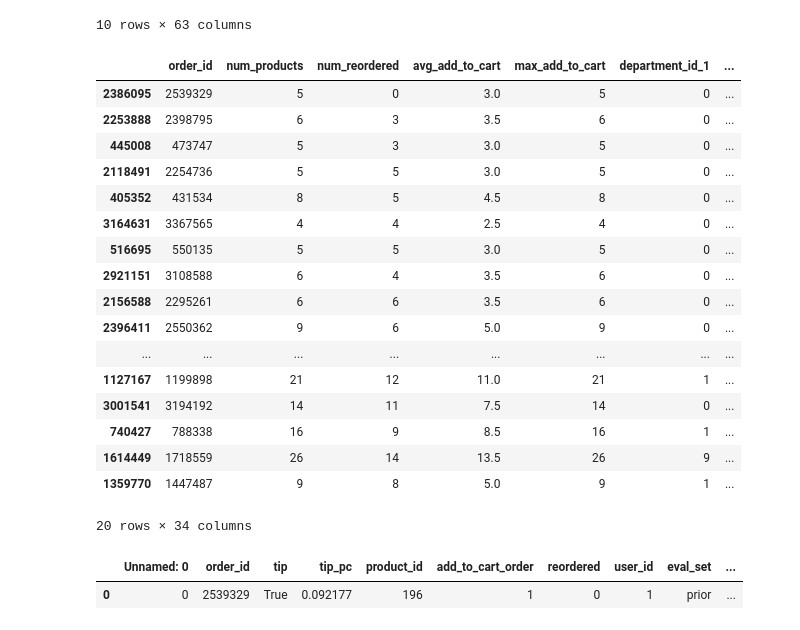
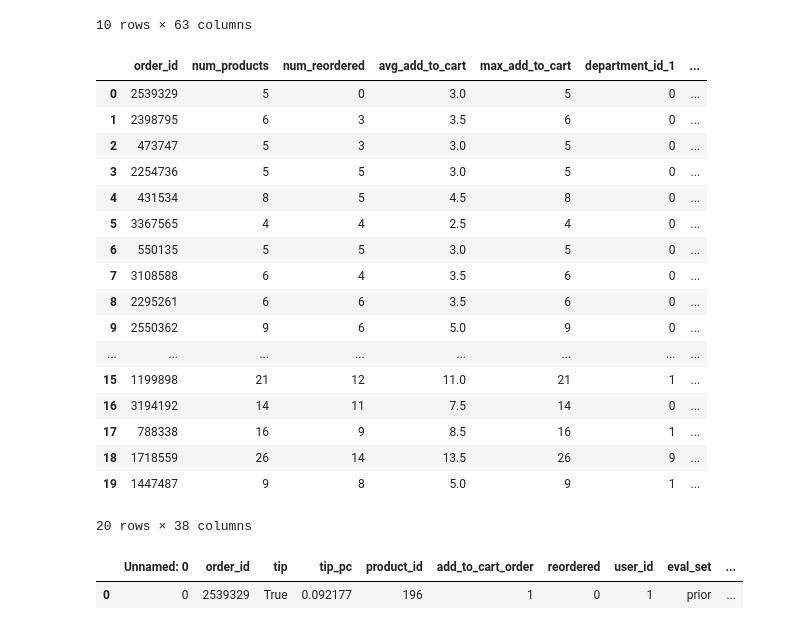
Before and after one commit to Chemmic/DataScience, a Jupyter notebook: data_science_project_aufgabe2.ipynb, the cells around one changed output. Drawn from its saved outputs; the diff is of its cells as text; code cells hidden in the pictures.

```diff
--- a/data_science_project_aufgabe2.ipynb
+++ b/data_science_project_aufgabe2.ipynb
@@ -203,28 +203,33 @@ df_encoded_final.head(10)
 10 rows × 63 columns
 # %%
 df = final_df.copy()
-df = df.sort_values(["user_id", "order_number"])
+df = df.sort_values(["user_id", "order_number"]).reset_index(drop=True)
 
+tip = df["tip"].astype(int)
+df["tips_cum"] = tip.groupby(df["user_id"]).cumsum()
+df["tips_past"] = df["tips_cum"] - tip
+df["orders_past"] = df["order_number"] - 1
+df["tip_rate_past"] = (df["tips_past"] / df["orders_past"]).where(df["orders_past"] > 0, 0.0)
 df.head(20)
 # %% [output]
 |  | order_id | num_products | num_reordered | avg_add_to_cart | max_add_to_cart | department_id_1 | ... |
-| 2386095 | 2539329 | 5 | 0 | 3.0 | 5 | 0 | ... |
-| 2253888 | 2398795 | 6 | 3 | 3.5 | 6 | 0 | ... |
-| 445008 | 473747 | 5 | 3 | 3.0 | 5 | 0 | ... |
-| 2118491 | 2254736 | 5 | 5 | 3.0 | 5 | 0 | ... |
-| 405352 | 431534 | 8 | 5 | 4.5 | 8 | 0 | ... |
-| 3164631 | 3367565 | 4 | 4 | 2.5 | 4 | 0 | ... |
-| 516695 | 550135 | 5 | 5 | 3.0 | 5 | 0 | ... |
-| 2921151 | 3108588 | 6 | 4 | 3.5 | 6 | 0 | ... |
-| 2156588 | 2295261 | 6 | 6 | 3.5 | 6 | 0 | ... |
-| 2396411 | 2550362 | 9 | 6 | 5.0 | 9 | 0 | ... |
+| 0 | 2539329 | 5 | 0 | 3.0 | 5 | 0 | ... |
+| 1 | 2398795 | 6 | 3 | 3.5 | 6 | 0 | ... |
+| 2 | 473747 | 5 | 3 | 3.0 | 5 | 0 | ... |
+| 3 | 2254736 | 5 | 5 | 3.0 | 5 | 0 | ... |
+| 4 | 431534 | 8 | 5 | 4.5 | 8 | 0 | ... |
+| 5 | 3367565 | 4 | 4 | 2.5 | 4 | 0 | ... |
+| 6 | 550135 | 5 | 5 | 3.0 | 5 | 0 | ... |
+| 7 | 3108588 | 6 | 4 | 3.5 | 6 | 0 | ... |
+| 8 | 2295261 | 6 | 6 | 3.5 | 6 | 0 | ... |
+| 9 | 2550362 | 9 | 6 | 5.0 | 9 | 0 | ... |
 | ... | ... | ... | ... | ... | ... | ... | ... |
-| 1127167 | 1199898 | 21 | 12 | 11.0 | 21 | 1 | ... |
-| 3001541 | 3194192 | 14 | 11 | 7.5 | 14 | 0 | ... |
-| 740427 | 788338 | 16 | 9 | 8.5 | 16 | 1 | ... |
-| 1614449 | 1718559 | 26 | 14 | 13.5 | 26 | 9 | ... |
-| 1359770 | 1447487 | 9 | 8 | 5.0 | 9 | 1 | ... |
+| 15 | 1199898 | 21 | 12 | 11.0 | 21 | 1 | ... |
+| 16 | 3194192 | 14 | 11 | 7.5 | 14 | 0 | ... |
+| 17 | 788338 | 16 | 9 | 8.5 | 16 | 1 | ... |
+| 18 | 1718559 | 26 | 14 | 13.5 | 26 | 9 | ... |
+| 19 | 1447487 | 9 | 8 | 5.0 | 9 | 1 | ... |
-20 rows × 34 columns
+20 rows × 38 columns
 # %%
 display(merged.head(1))
 # %% [output]
```
Also changed, not shown: parts of 1 cell of this notebook.
